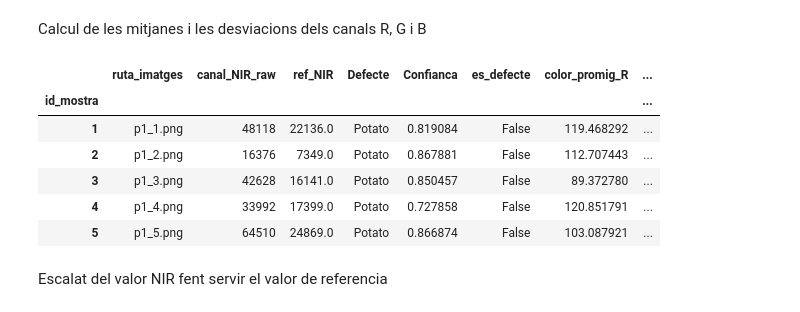
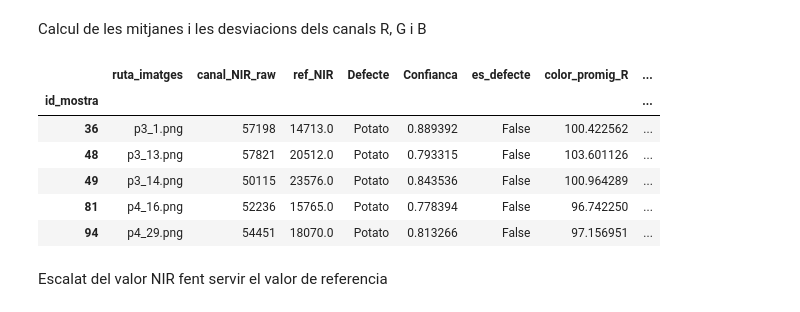
Before and after one commit to DavidDiestreR/potato-dry-matter-optics-ml, a Jupyter notebook: notebooks/product/potato_quality_pipeline.ipynb, the cells around one changed output. Cells and saved outputs as stored; diff of their text form; code cells hidden in the pictures.

```diff
--- a/notebooks/product/potato_quality_pipeline.ipynb
+++ b/notebooks/product/potato_quality_pipeline.ipynb
@@ -27,11 +27,11 @@ while ROOT.name != "potato-dry-matter-optics-ml" and ROOT.parent != ROOT:
 os.chdir(ROOT)
 sys.path.append(str(ROOT))
 
-DATA_RAW_CSV = ROOT / "data/input/raw/raw_dataset_test_1.csv"
-RAW_IMG_DIR = ROOT / "data/input/raw/raw_images/test_1"
-MODEL_PATH = ROOT / "data/output/train/test_run_dummy_2/model_prediccio_ms_final_MAPE_1.65.h5"
-SCALER_PATH = ROOT / "data/output/test_run_dummy_2/scaler_X.pkl"
-OUTPUT_PATH = ROOT / "data/output/pipeline/pipeline_output_test_1.csv"
+DATA_RAW_CSV = ROOT / "data/input/raw/raw_dataset_definitive.csv"
+RAW_IMG_DIR = ROOT / "data/input/raw/raw_images/definitive"
+MODEL_PATH = ROOT / "data/output/train/test_run_definitive_1/model_prediccio_ms.h5"
+SCALER_PATH = ROOT / "data/output/train/test_run_definitive_1/scaler_X.pkl"
+OUTPUT_PATH = ROOT / "data/output/pipeline/pipeline_output_definitive_1.csv"
 
 # la resta d'imports
 from src.raw_image_treatment import apply_brightness_and_gamma, apply_sigmoid, potato_defect_classification, potato_pixels_rgb_img, potato_filter_extreme_colours, nir_scalation
@@ -78,13 +95,12 @@ def classify_image(row):
     bg_img = apply_brightness_and_gamma(img_path, brightness=1, gamma=1.1)
     sigmoid_img = apply_sigmoid(bg_img, k=6.0, mid=0.5, normalize=True)
     try:
-        defect, conf, _ = potato_defect_classification(sigmoid_img)
+        defect, conf, _ = potato_defect_classification(image=sigmoid_img, confidence_threshold=0.2)
     except Exception:
         defect, conf = "Unable to classify", 0.0
 
-    es_defecte = defect not in ("Potato", "Unable to classify")
-    etiqueta = defect if es_defecte else "Potato"
-    return pd.Series({"Defecte": etiqueta, "Confianca": float(conf), "es_defecte": bool(es_defecte)})
+    es_defecte = defect not in ("Potato")
+    return pd.Series({"Defecte": defect, "Confianca": float(conf), "es_defecte": bool(es_defecte)})
 
 classif_df = raw_df.apply(classify_image, axis=1)
 raw_df = pd.concat([raw_df, classif_df], axis=1)
@@ -113,59 +125,70 @@ raw_df
 # %% [markdown]
 Calcul de les mitjanes i les desviacions dels canals R, G i B
 # %%
+def _rgb_mean_std_ignore_black(pil_img) -> tuple:
+    arr = np.asarray(pil_img, dtype=np.uint8)
+    if arr.ndim != 3 or arr.shape[2] != 3:
+        raise ValueError(f"Imatge RGB esperada, però arr shape={arr.shape}")
+    mask = np.any(arr != 0, axis=2)  # ignora píxels negres (0,0,0)
+    if mask.sum() == 0:
+        return (np.nan, np.nan, np.nan, np.nan, np.nan, np.nan)
+    vals = arr[mask]  # (N,3)
+    mean = vals.mean(axis=0)
+    std  = vals.std(axis=0)
+    return (*mean.tolist(), *std.tolist())
+
 def extract_rgb_stats(row):
     img_path = RAW_IMG_DIR / Path(row["ruta_imatges"])
     if not img_path.exists():
         return pd.Series({
             "color_promig_R": np.nan,
             "color_promig_G": np.nan,
             "color_promig_B": np.nan,
             "desviacio_R": np.nan,
             "desviacio_G": np.nan,
             "desviacio_B": np.nan,
         })
 
-    # Area de la patata amb la que treballarem: Utilitzar la funcio potato_pixels_rgb_img
+    # Area de la patata: potato_pixels_rgb_img
     try:
-        crop_img, _ = potato_pixels_rgb_img(img_path, margin=35, min_conf=0.05)
+        crop_img, _ = potato_pixels_rgb_img(img_path, margin=35)
     except Exception:
+        print(f"Warning: no s'ha pogut segmentar la patata a la imatge {img_path}, es fa servir la imatge completa.")
         crop_img = None
     base_img = crop_img if crop_img is not None else Image.open(img_path).convert("RGB")
 
-    # Neteja de valors extrems: Utilitzar la funcio potato_filter_extreme_colours
+    # Neteja valors extrems: potato_filter_extreme_colours
     try:
-        filtered_img, median_color = potato_filter_extreme_colours(base_img, margin=50, ignore_black=True)
+        filt_out = potato_filter_extreme_colours(base_img, margin=40, ignore_black=True)
+        filtered_img = filt_out[0] if isinstance(filt_out, tuple) else filt_out
     except Exception:
-        filtered_img, median_color = base_img, (0.0, 0.0, 0.0)
+        print(f"Warning: no s'ha pogut filtrar colors extrems a la imatge {img_path}, es fa servir la imatge sense filtrar.")
+        filtered_img = base_img
 
-    arr = np.asarray(filtered_img, dtype=np.float32)
-    mask = ~(arr == 0).all(axis=2)
-    pixels = arr[mask] if mask.any() else arr.reshape(-1, 3)
+    # Mitjana i desviació ignorant píxels negres
+    mean_r, mean_g, mean_b, std_r, std_g, std_b = _rgb_mean_std_ignore_black(filtered_img)
 
-    # Calcul de les mitjanes i desviacions R, G i B
-    mean_r, mean_g, mean_b = pixels.mean(axis=0)
-    std_r, std_g, std_b = pixels.std(axis=0)
     return pd.Series({
-        "color_promig_R": float(mean_r),
-        "color_promig_G": float(mean_g),
-        "color_promig_B": float(mean_b),
-        "desviacio_R": float(std_r),
-        "desviacio_G": float(std_g),
-        "desviacio_B": float(std_b),
+        "color_promig_R": float(mean_r) if pd.notna(mean_r) else np.nan,
+        "color_promig_G": float(mean_g) if pd.notna(mean_g) else np.nan,
+        "color_promig_B": float(mean_b) if pd.notna(mean_b) else np.nan,
+        "desviacio_R": float(std_r) if pd.notna(std_r) else np.nan,
+        "desviacio_G": float(std_g) if pd.notna(std_g) else np.nan,
+        "desviacio_B": float(std_b) if pd.notna(std_b) else np.nan,
     })
 
 no_defectes = raw_df[~raw_df["es_defecte"]].copy()
 rgb_df = no_defectes.apply(extract_rgb_stats, axis=1)
 no_defectes = pd.concat([no_defectes, rgb_df], axis=1)
 no_defectes.head()
 # %% [output]
 |  | ruta_imatges | canal_NIR_raw | ref_NIR | Defecte | Confianca | es_defecte | color_promig_R | ... |
 | id_mostra |  |  |  |  |  |  |  | ... |
-| 1 | p1_1.png | 48118 | 22136.0 | Potato | 0.819084 | False | 119.468292 | ... |
-| 2 | p1_2.png | 16376 | 7349.0 | Potato | 0.867881 | False | 112.707443 | ... |
-| 3 | p1_3.png | 42628 | 16141.0 | Potato | 0.850457 | False | 89.372780 | ... |
-| 4 | p1_4.png | 33992 | 17399.0 | Potato | 0.727858 | False | 120.851791 | ... |
-| 5 | p1_5.png | 64510 | 24869.0 | Potato | 0.866874 | False | 103.087921 | ... |
+| 36 | p3_1.png | 57198 | 14713.0 | Potato | 0.889392 | False | 100.422562 | ... |
+| 48 | p3_13.png | 57821 | 20512.0 | Potato | 0.793315 | False | 103.601126 | ... |
+| 49 | p3_14.png | 50115 | 23576.0 | Potato | 0.843536 | False | 100.964289 | ... |
+| 81 | p4_16.png | 52236 | 15765.0 | Potato | 0.778394 | False | 96.742250 | ... |
+| 94 | p4_29.png | 54451 | 18070.0 | Potato | 0.813266 | False | 97.156951 | ... |
 # %% [markdown]
 Escalat del valor NIR fent servir el valor de referencia
 # %%
```
Also changed, not shown: parts of 8 cells of this notebook, 59 other files.
